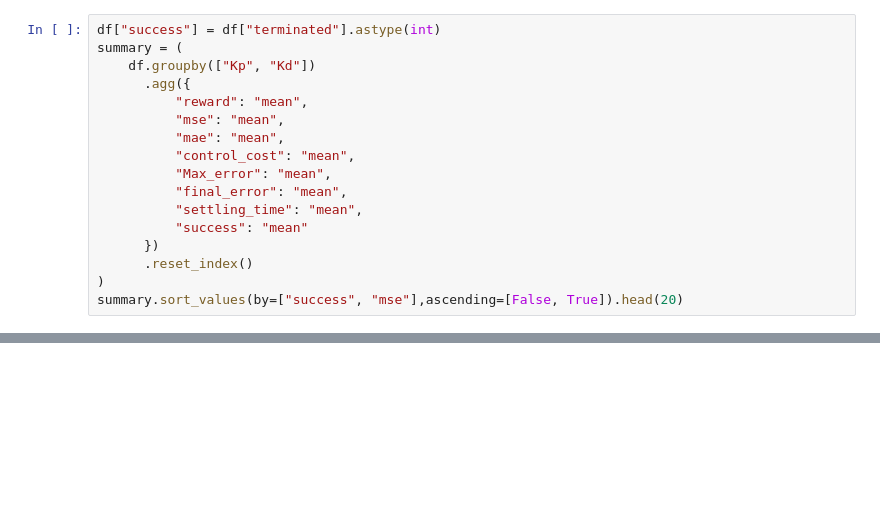
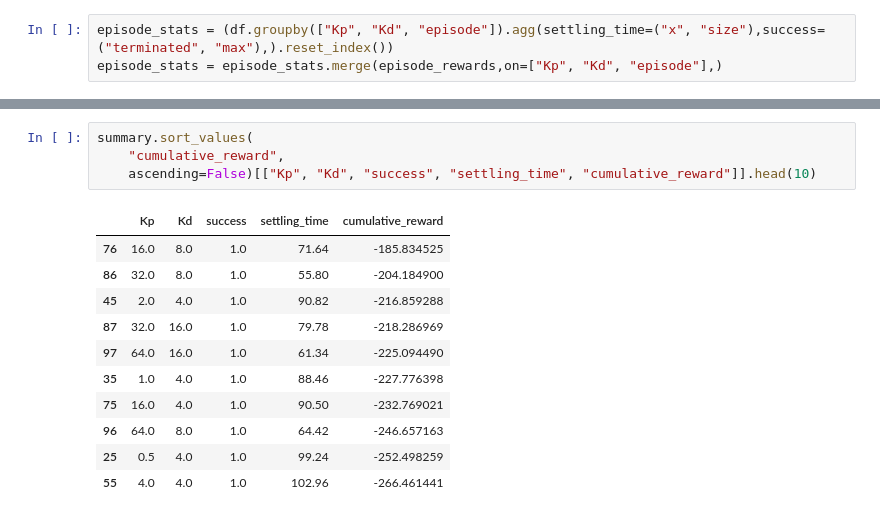
Before and after one commit to pozoii/Diss, a Jupyter notebook: oscillator/expert/PD_hyps_vis.ipynb, the cells around one changed output, grey strips where cells are left out. Saved outputs shown, nothing was run; the diff lists cells and outputs as text; blank space fills up the shorter version.

```diff
--- a/oscillator/expert/PD_hyps_vis.ipynb
+++ b/oscillator/expert/PD_hyps_vis.ipynb
@@ -22,17 +41,3 @@ summary.head()
 # %%
-df["success"] = df["terminated"].astype(int)
-summary = (
-    df.groupby(["Kp", "Kd"])
-      .agg({
-          "reward": "mean",
-          "mse": "mean",
-          "mae": "mean",
-          "control_cost": "mean",
-          "Max_error": "mean",
-          "final_error": "mean",
-          "settling_time": "mean",
-          "success": "mean"
-      })
-      .reset_index()
-)
-summary.sort_values(by=["success", "mse"],ascending=[False, True]).head(20)
+episode_stats = (df.groupby(["Kp", "Kd", "episode"]).agg(settling_time=("x", "size"),success=("terminated", "max"),).reset_index())
+episode_stats = episode_stats.merge(episode_rewards,on=["Kp", "Kd", "episode"],)
@@ -153,0 +83,16 @@ display(pareto[["Kp", "Kd", "mse", "settling_time", "control_cost", "success"]])
+# %%
+summary.sort_values(
+    "cumulative_reward",
+    ascending=False)[["Kp", "Kd", "success", "settling_time", "cumulative_reward"]].head(10)
+# %% [output]
+|  | Kp | Kd | success | settling_time | cumulative_reward |
+| 76 | 16.0 | 8.0 | 1.0 | 71.64 | -185.834525 |
+| 86 | 32.0 | 8.0 | 1.0 | 55.80 | -204.184900 |
+| 45 | 2.0 | 4.0 | 1.0 | 90.82 | -216.859288 |
+| 87 | 32.0 | 16.0 | 1.0 | 79.78 | -218.286969 |
+| 97 | 64.0 | 16.0 | 1.0 | 61.34 | -225.094490 |
+| 35 | 1.0 | 4.0 | 1.0 | 88.46 | -227.776398 |
+| 75 | 16.0 | 4.0 | 1.0 | 90.50 | -232.769021 |
+| 96 | 64.0 | 8.0 | 1.0 | 64.42 | -246.657163 |
+| 25 | 0.5 | 4.0 | 1.0 | 99.24 | -252.498259 |
+| 55 | 4.0 | 4.0 | 1.0 | 102.96 | -266.461441 |
```
Also changed, not shown: parts of 6 cells of this notebook, 21 other files.
